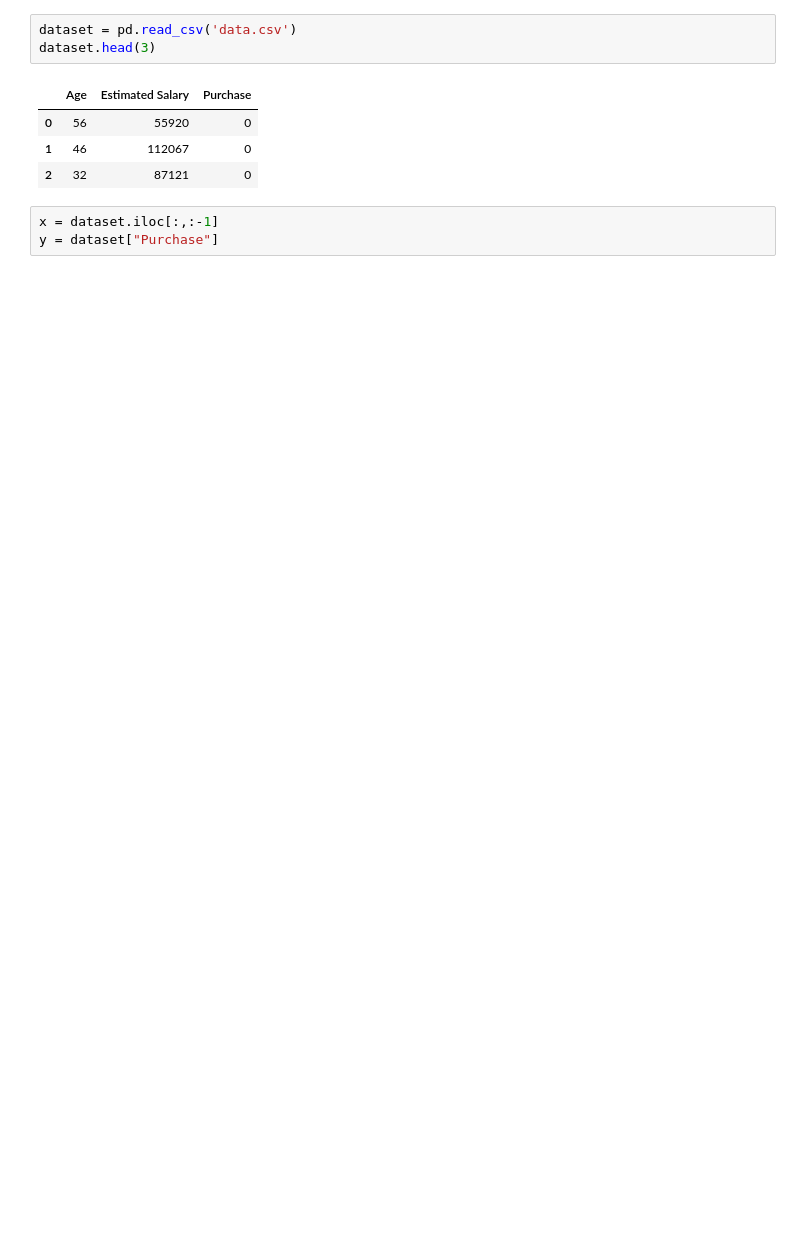
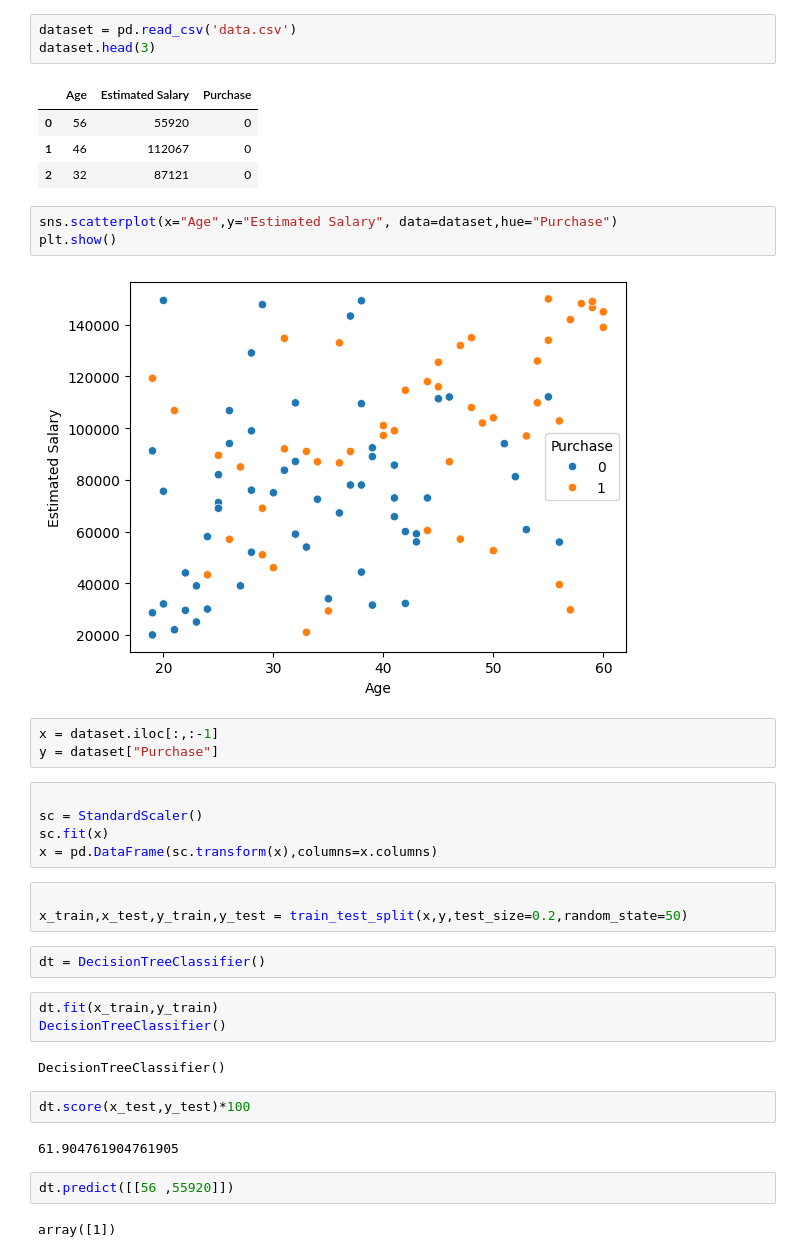
Before and after one commit to Its-Vikas-xd/Machine-Learning, a Jupyter notebook: Non-Linear Supervised Algorithm/Decision Tree/Descision_tree.ipynb, the cells around one changed output. Saved outputs shown, nothing was run; the diff lists cells and outputs as text; blank space fills up the shorter version.

Commit message:
descision tree

```diff
--- a/Non-Linear Supervised Algorithm/Decision Tree/Descision_tree.ipynb
+++ b/Non-Linear Supervised Algorithm/Decision Tree/Descision_tree.ipynb
@@ -15,6 +17,34 @@ dataset.head(3)
 | 0 | 56 | 55920 | 0 |
 | 1 | 46 | 112067 | 0 |
 | 2 | 32 | 87121 | 0 |
+# %%
+sns.scatterplot(x="Age",y="Estimated Salary", data=dataset,hue="Purchase")
+plt.show()
+# %% [output]
+[figure, added]
 # %%
 x = dataset.iloc[:,:-1]
 y = dataset["Purchase"]
+# %%
+
+sc = StandardScaler()
+sc.fit(x)
+x = pd.DataFrame(sc.transform(x),columns=x.columns)
+# %%
+
+x_train,x_test,y_train,y_test = train_test_split(x,y,test_size=0.2,random_state=50)
+# %%
+dt = DecisionTreeClassifier()
+# %%
+dt.fit(x_train,y_train)
+DecisionTreeClassifier()
+# %% [output]
+DecisionTreeClassifier()
+# %%
+dt.score(x_test,y_test)*100
+# %% [output]
+61.904761904761905
+# %%
+dt.predict([[56 ,55920]])
+# %% [output]
+array([1])
```
Also changed, not shown: parts of 3 cells of this notebook.
